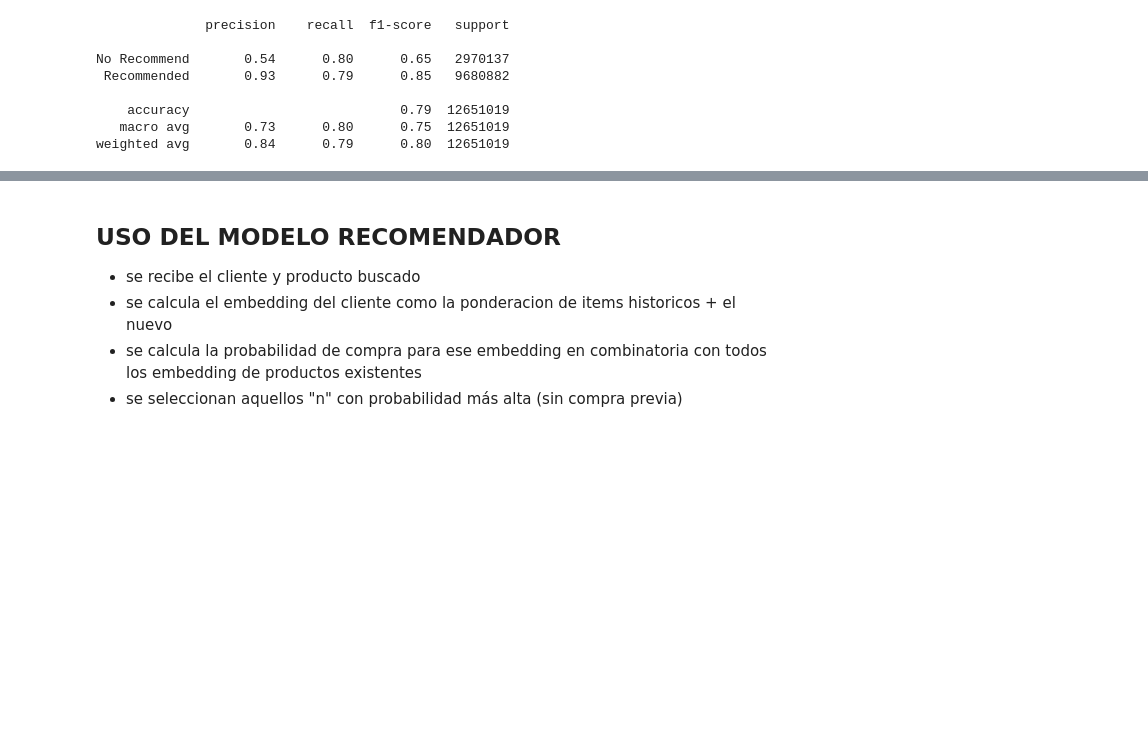
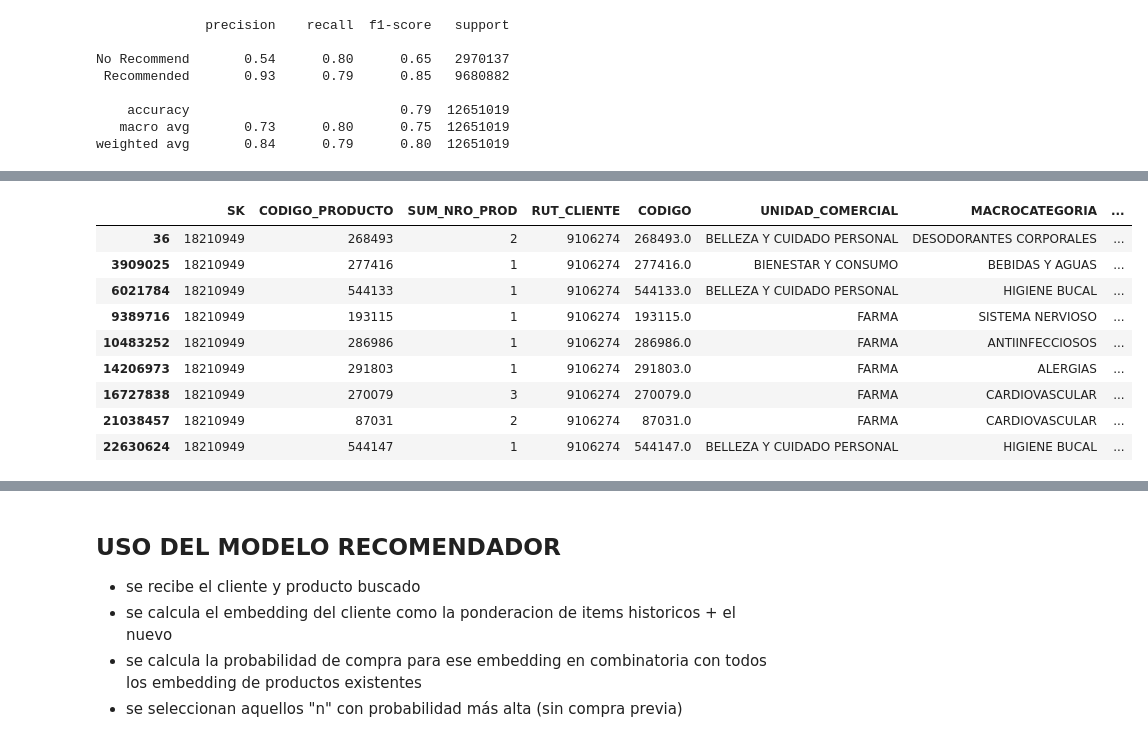
Before and after one commit to brauliomorgado/Cross-Selling-Models, a Jupyter notebook: Modelo_Supervisado/Prueba_Embbeding_final.ipynb, the cells around one changed output, grey strips where cells are left out. Drawn from its saved outputs; the diff is of its cells as text; code cells hidden in the pictures; blank space fills up the shorter version.

Commit message:
Cross-Sell - Aplicacion de Modelo Supervisado a Recomendaciones Postcompra V1.0.0

```diff
--- a/Modelo_Supervisado/Prueba_Embbeding_final.ipynb
+++ b/Modelo_Supervisado/Prueba_Embbeding_final.ipynb
@@ -599,0 +617,8 @@ weighted avg       0.84      0.79      0.80  12651019
+# %%
+with open('G:\\Mi unidad\\SOCOFAR\\0.-Recomendadores-Oficial\\Archivos\\Recomendaciones_PDC_NOV23_ENE24\\SR_BASE_FINAL_PROD_NOV23_ENE24.csv', 'rb') as file:
+    content = file.read().replace(b'\x00', b'')
+
+content_str = StringIO(content.decode('latin'))
+df_test_oot = pd.read_csv(content_str, sep=';', encoding='latin')#,nrows=10000000)
+df_test_oot['RUT_CLIENTE']=((df_test_oot['SK']+1599)/2).astype(int)
+print('tamaño dataset inicial: '+str(len(df_test_oot)))
@@ -599,0 +637,13 @@ weighted avg       0.84      0.79      0.80  12651019
+# %%
+df_test_oot[(df_test_oot.RUT_CLIENTE==9106274)]
+# %% [output]
+|  | SK | CODIGO_PRODUCTO | SUM_NRO_PROD | RUT_CLIENTE | CODIGO | UNIDAD_COMERCIAL | MACROCATEGORIA | ... |
+| 36 | 18210949 | 268493 | 2 | 9106274 | 268493.0 | BELLEZA Y CUIDADO PERSONAL | DESODORANTES CORPORALES | ... |
+| 3909025 | 18210949 | 277416 | 1 | 9106274 | 277416.0 | BIENESTAR Y CONSUMO | BEBIDAS Y AGUAS | ... |
+| 6021784 | 18210949 | 544133 | 1 | 9106274 | 544133.0 | BELLEZA Y CUIDADO PERSONAL | HIGIENE BUCAL | ... |
+| 9389716 | 18210949 | 193115 | 1 | 9106274 | 193115.0 | FARMA | SISTEMA NERVIOSO | ... |
+| 10483252 | 18210949 | 286986 | 1 | 9106274 | 286986.0 | FARMA | ANTIINFECCIOSOS | ... |
+| 14206973 | 18210949 | 291803 | 1 | 9106274 | 291803.0 | FARMA | ALERGIAS | ... |
+| 16727838 | 18210949 | 270079 | 3 | 9106274 | 270079.0 | FARMA | CARDIOVASCULAR | ... |
+| 21038457 | 18210949 | 87031 | 2 | 9106274 | 87031.0 | FARMA | CARDIOVASCULAR | ... |
+| 22630624 | 18210949 | 544147 | 1 | 9106274 | 544147.0 | BELLEZA Y CUIDADO PERSONAL | HIGIENE BUCAL | ... |
```
Also changed, not shown: parts of 12 cells of this notebook, 1 other file.
